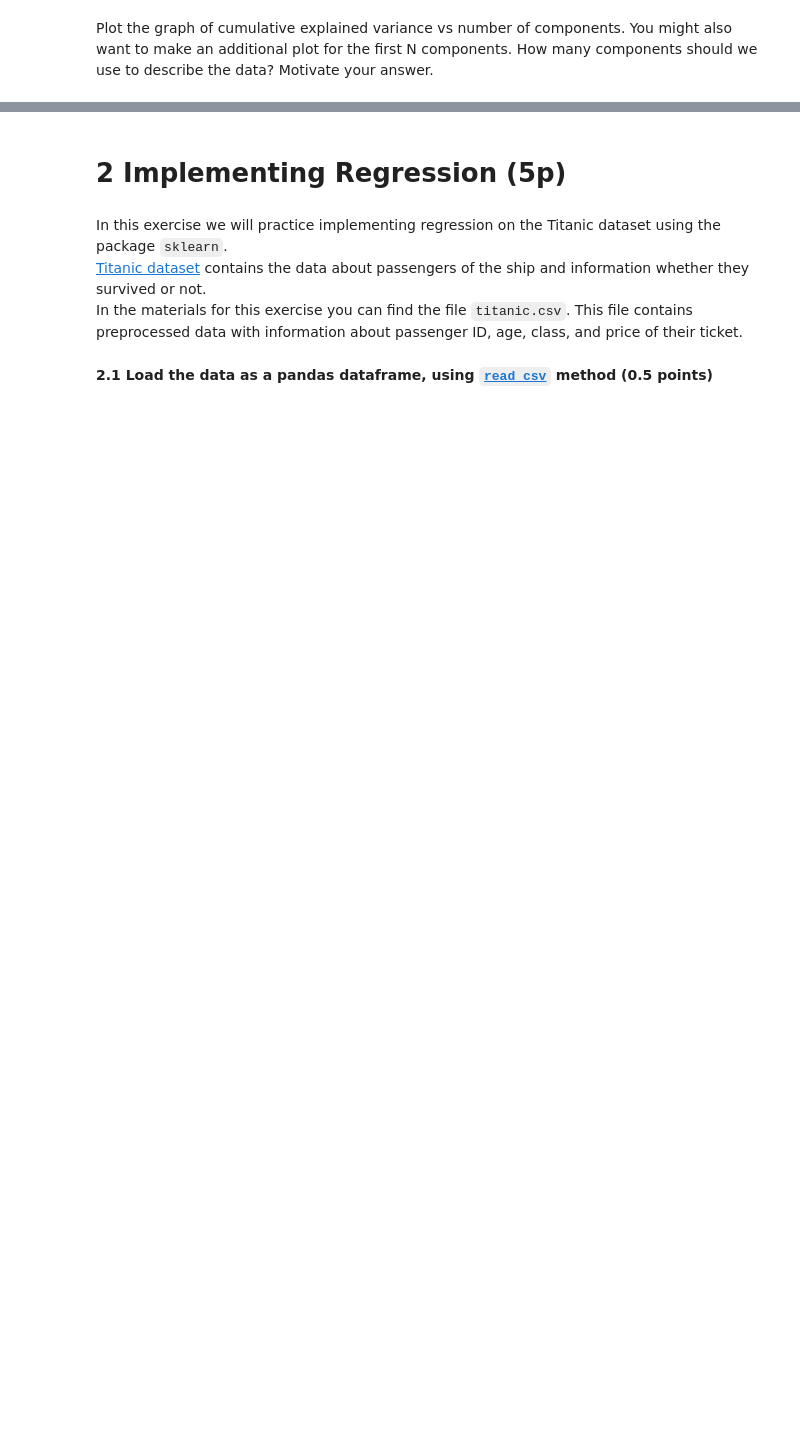
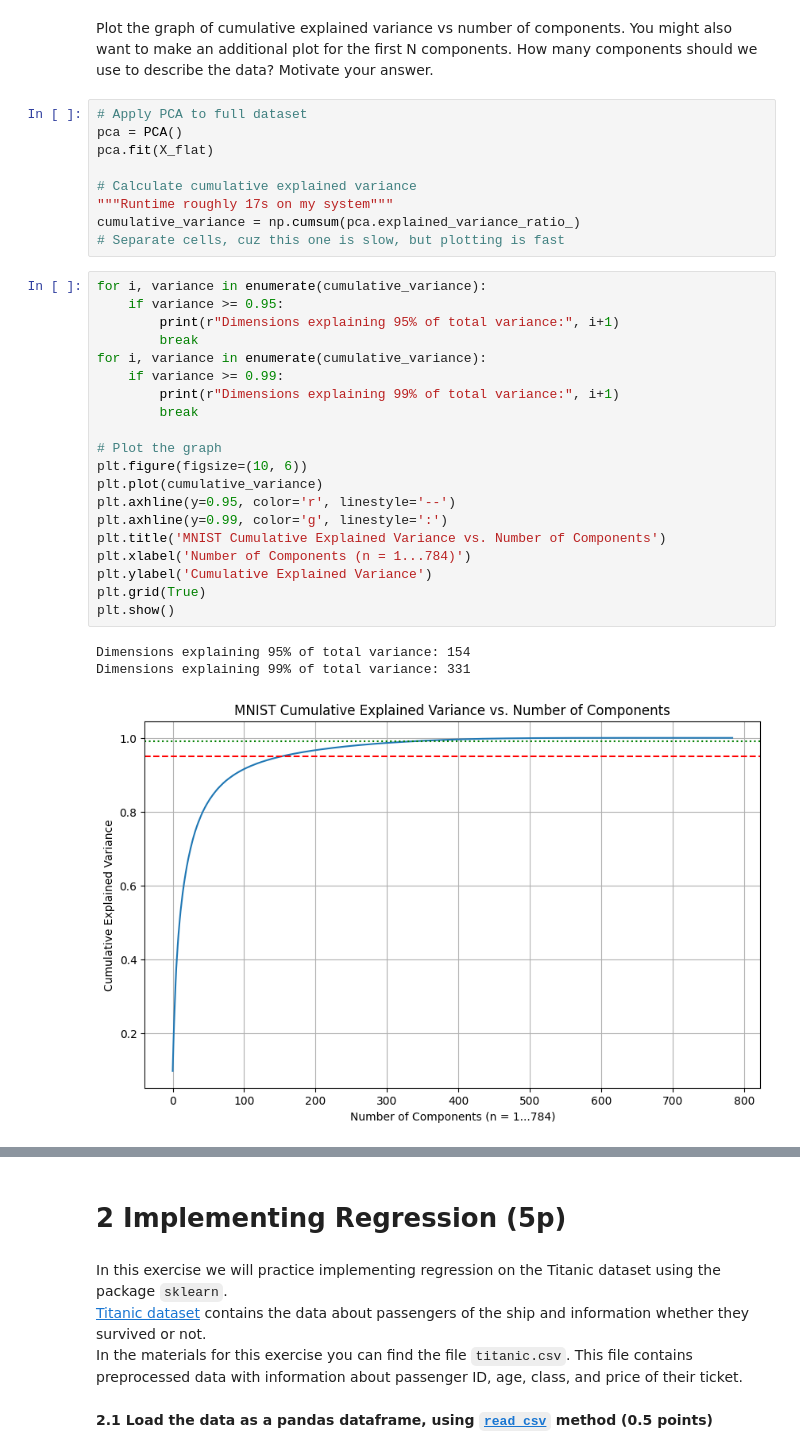
Before and after one commit to WilliamPLaCroix/NNIA-assignments, a Jupyter notebook: a3/assignment_3.ipynb, the cells around one changed output, grey strips where cells are left out. Saved outputs shown, nothing was run; the diff lists cells and outputs as text; blank space fills up the shorter version.

```diff
--- a/a3/assignment_3.ipynb
+++ b/a3/assignment_3.ipynb
@@ -153,2 +164,35 @@ plt.show()
 # %% [markdown]
 Plot the graph of cumulative explained variance vs number of components. You might also want to make an additional plot for the first N components. How many components should we use to describe the data? Motivate your answer.
+# %%
+# Apply PCA to full dataset
+pca = PCA()
+pca.fit(X_flat)
+
+# Calculate cumulative explained variance
+"""Runtime roughly 17s on my system"""
+cumulative_variance = np.cumsum(pca.explained_variance_ratio_)
+# Separate cells, cuz this one is slow, but plotting is fast
+# %%
+for i, variance in enumerate(cumulative_variance):
+    if variance >= 0.95:
+        print(r"Dimensions explaining 95% of total variance:", i+1)
+        break
+for i, variance in enumerate(cumulative_variance):
+    if variance >= 0.99:
+        print(r"Dimensions explaining 99% of total variance:", i+1)
+        break
+
+# Plot the graph
+plt.figure(figsize=(10, 6))
+plt.plot(cumulative_variance)
+plt.axhline(y=0.95, color='r', linestyle='--')
+plt.axhline(y=0.99, color='g', linestyle=':')
+plt.title('MNIST Cumulative Explained Variance vs. Number of Components')
+plt.xlabel('Number of Components (n = 1...784)')
+plt.ylabel('Cumulative Explained Variance')
+plt.grid(True)
+plt.show()
+# %% [output]
+Dimensions explaining 95% of total variance: 154
+Dimensions explaining 99% of total variance: 331
+[figure, added]
```
Also changed, not shown: parts of 23 cells of this notebook.
